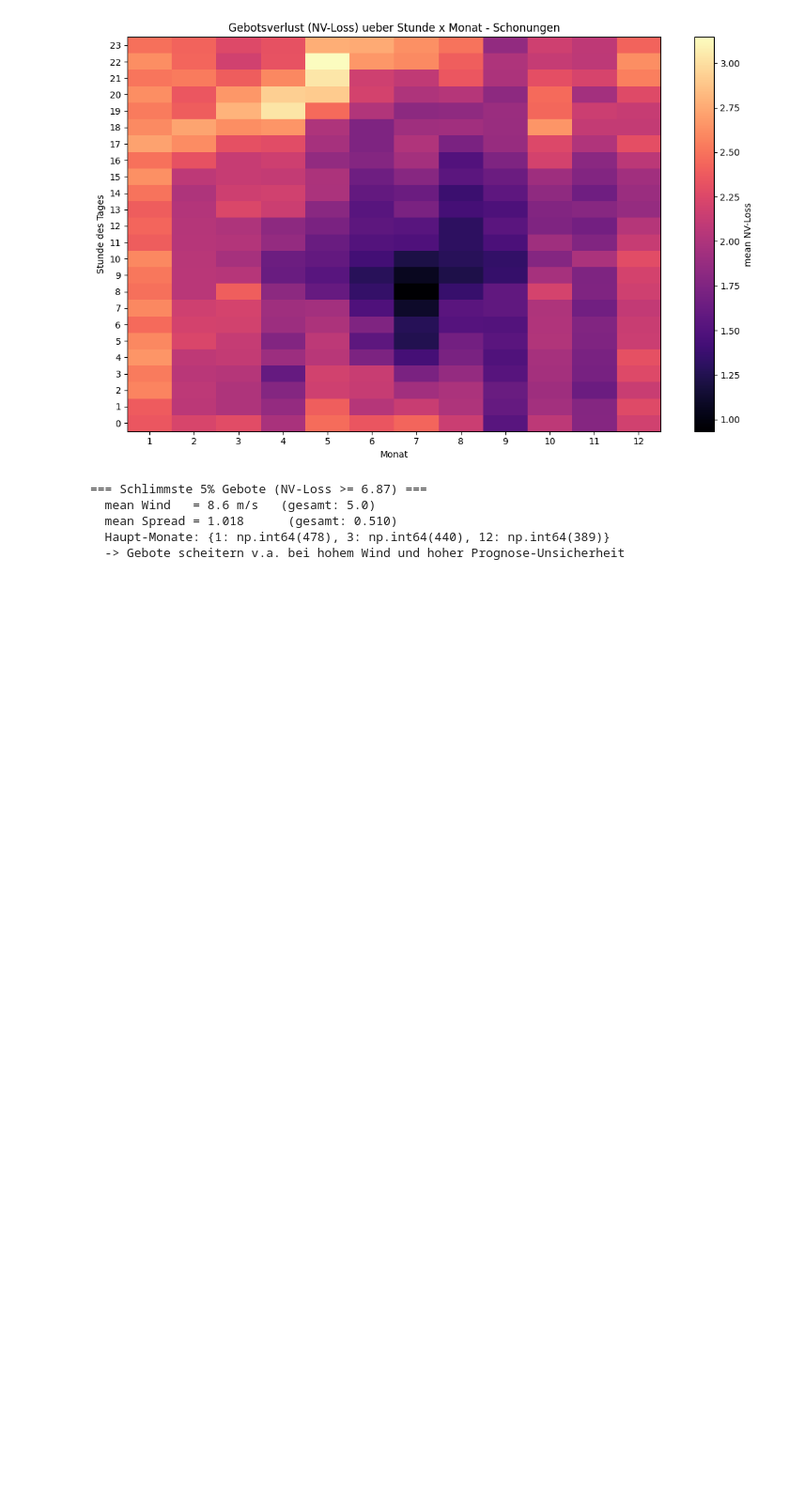
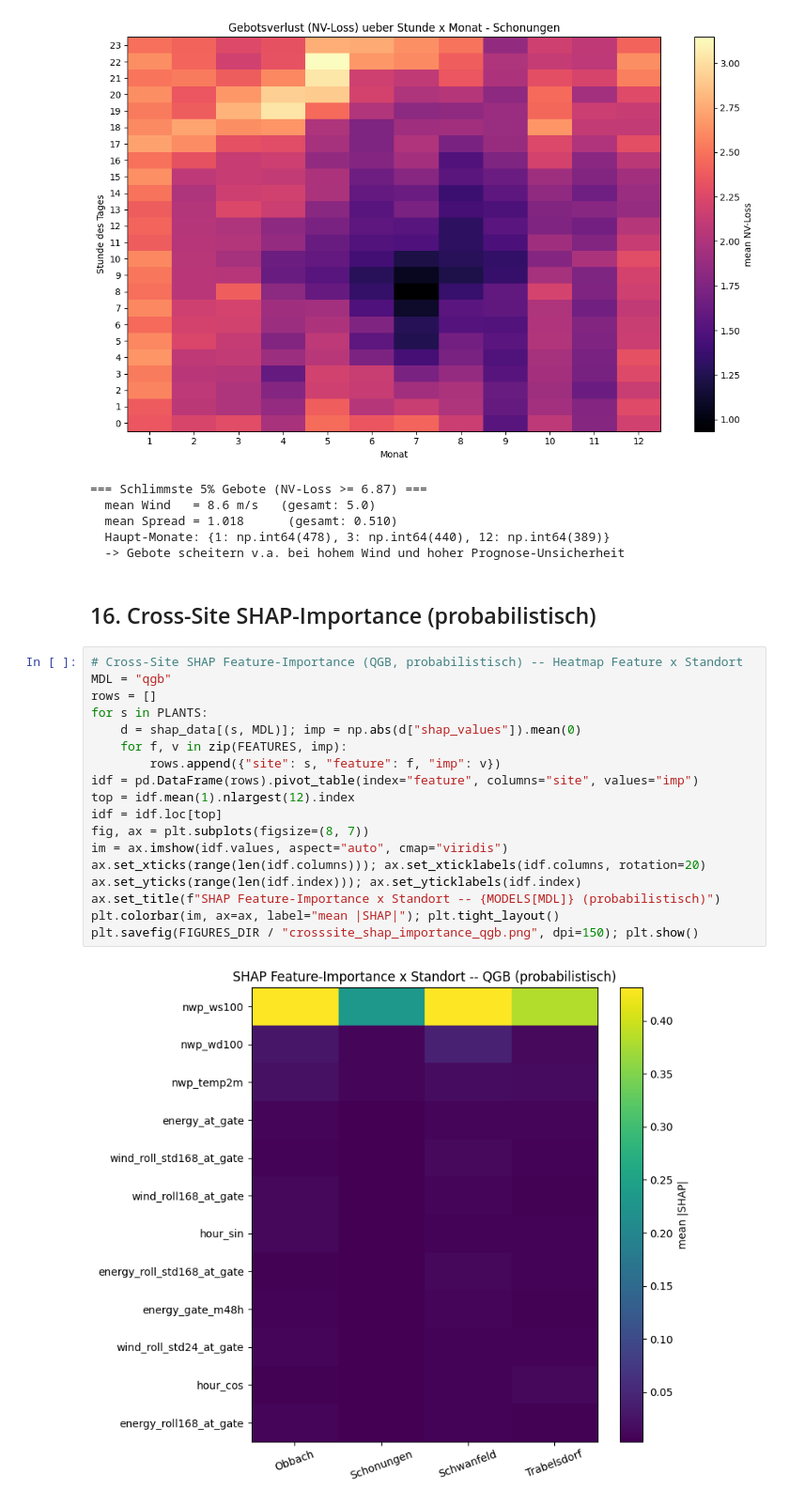
Before and after one commit to noahweis-uni/wind_bidding_project, a Jupyter notebook: notebooks/05_xai_analysis.ipynb, the cells around one changed output. Shown at 94% size. Cells and saved outputs as stored; diff of their text form; blank space fills up the shorter version.

```diff
--- a/notebooks/05_xai_analysis.ipynb
+++ b/notebooks/05_xai_analysis.ipynb
@@ -403,3 +403,25 @@ print(f"  -> Gebote scheitern v.a. bei {'hohem' if hi_wind else 'niedrigem'} Win
   mean Spread = 1.018      (gesamt: 0.510)
   Haupt-Monate: {1: np.int64(478), 3: np.int64(440), 12: np.int64(389)}
   -> Gebote scheitern v.a. bei hohem Wind und hoher Prognose-Unsicherheit
+# %% [markdown]
+## 16. Cross-Site SHAP-Importance (probabilistisch)
+# %%
+# Cross-Site SHAP Feature-Importance (QGB, probabilistisch) -- Heatmap Feature x Standort
+MDL = "qgb"
+rows = []
+for s in PLANTS:
+    d = shap_data[(s, MDL)]; imp = np.abs(d["shap_values"]).mean(0)
+    for f, v in zip(FEATURES, imp):
+        rows.append({"site": s, "feature": f, "imp": v})
+idf = pd.DataFrame(rows).pivot_table(index="feature", columns="site", values="imp")
+top = idf.mean(1).nlargest(12).index
+idf = idf.loc[top]
+fig, ax = plt.subplots(figsize=(8, 7))
+im = ax.imshow(idf.values, aspect="auto", cmap="viridis")
+ax.set_xticks(range(len(idf.columns))); ax.set_xticklabels(idf.columns, rotation=20)
+ax.set_yticks(range(len(idf.index))); ax.set_yticklabels(idf.index)
+ax.set_title(f"SHAP Feature-Importance x Standort -- {MODELS[MDL]} (probabilistisch)")
+plt.colorbar(im, ax=ax, label="mean |SHAP|"); plt.tight_layout()
+plt.savefig(FIGURES_DIR / "crosssite_shap_importance_qgb.png", dpi=150); plt.show()
+# %% [output]
+[figure, added]
```
Also changed, not shown: parts of 8 cells of this notebook, 7 other files.
